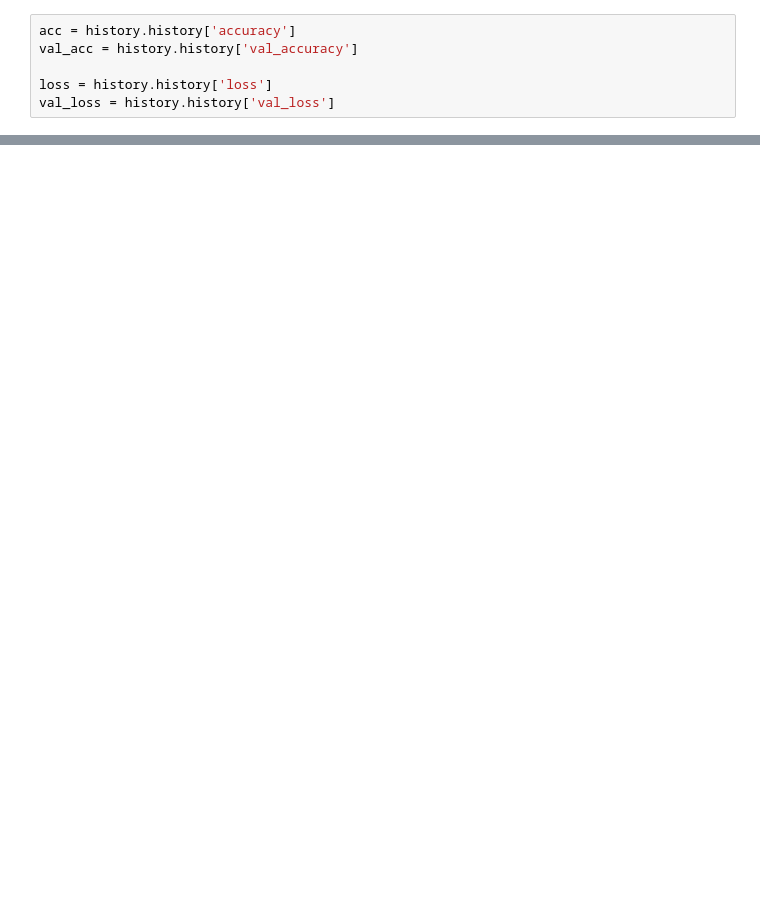
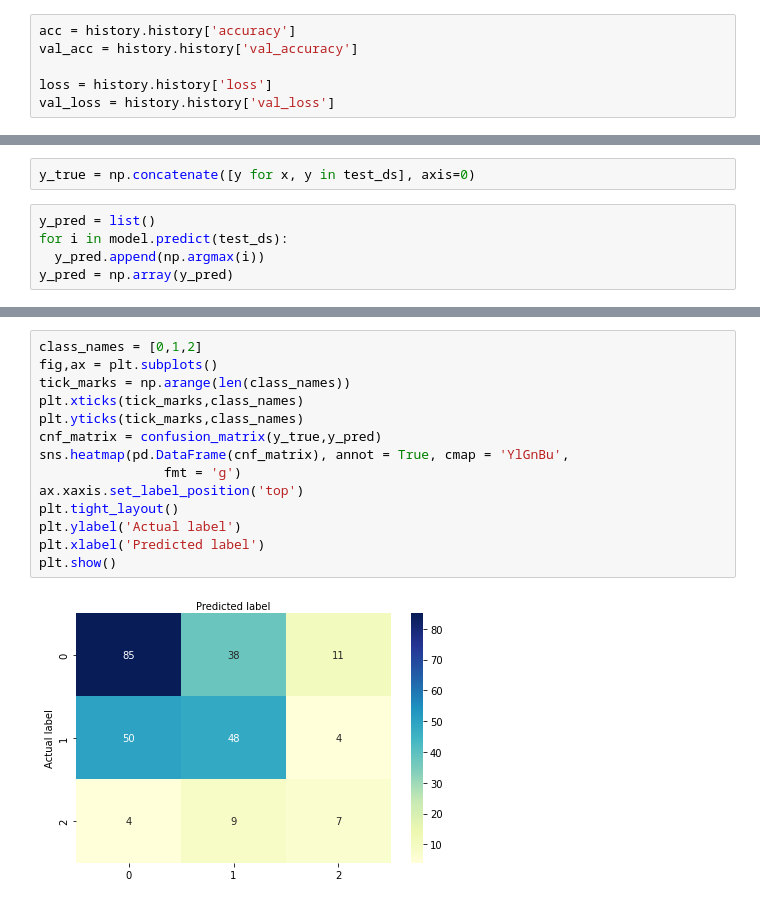
Before and after one commit to Prasadchaskar/Potato-Disease, a Jupyter notebook: Potato_disease.ipynb, the cells around one changed output, grey strips where cells are left out. Saved outputs shown, nothing was run; the diff lists cells and outputs as text; blank space fills up the shorter version.

```diff
--- a/Potato_disease.ipynb
+++ b/Potato_disease.ipynb
@@ -200,0 +193,7 @@ plt.show()
+# %%
+y_true = np.concatenate([y for x, y in test_ds], axis=0)
+# %%
+y_pred = list()
+for i in model.predict(test_ds):
+  y_pred.append(np.argmax(i))
+y_pred = np.array(y_pred)
@@ -200,0 +213,16 @@ plt.show()
+# %%
+class_names = [0,1,2]
+fig,ax = plt.subplots()
+tick_marks = np.arange(len(class_names))
+plt.xticks(tick_marks,class_names)
+plt.yticks(tick_marks,class_names)
+cnf_matrix = confusion_matrix(y_true,y_pred)
+sns.heatmap(pd.DataFrame(cnf_matrix), annot = True, cmap = 'YlGnBu',
+                fmt = 'g')
+ax.xaxis.set_label_position('top')
+plt.tight_layout()
+plt.ylabel('Actual label')
+plt.xlabel('Predicted label')
+plt.show()
+# %% [output]
+[figure, added]
```
Also changed, not shown: parts of 8 cells of this notebook.
